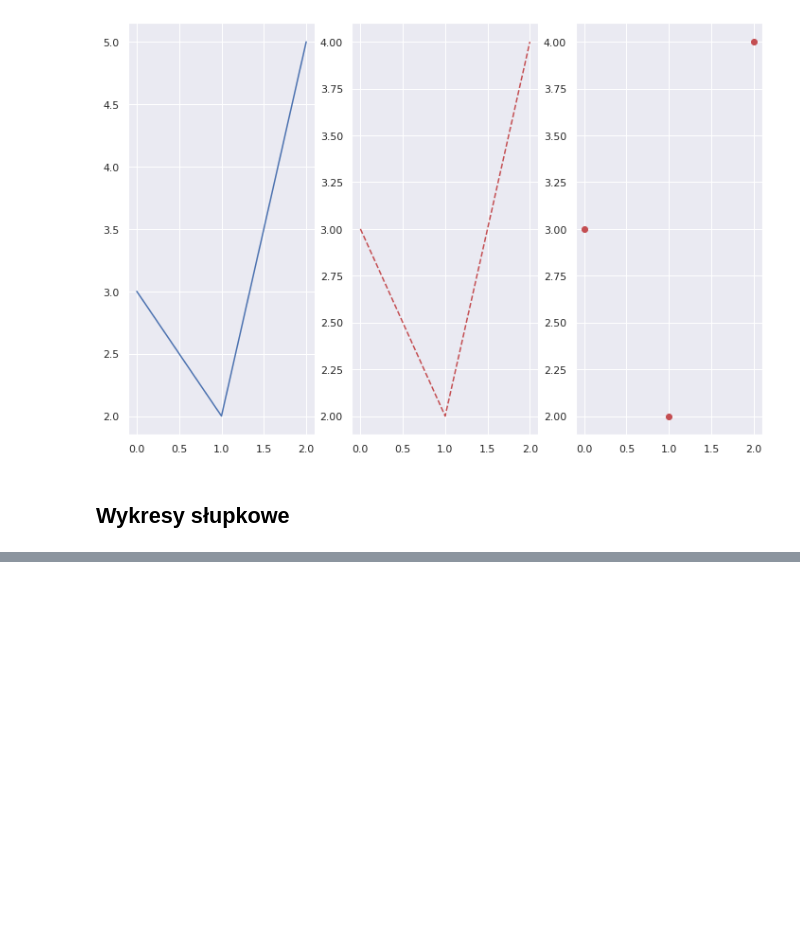
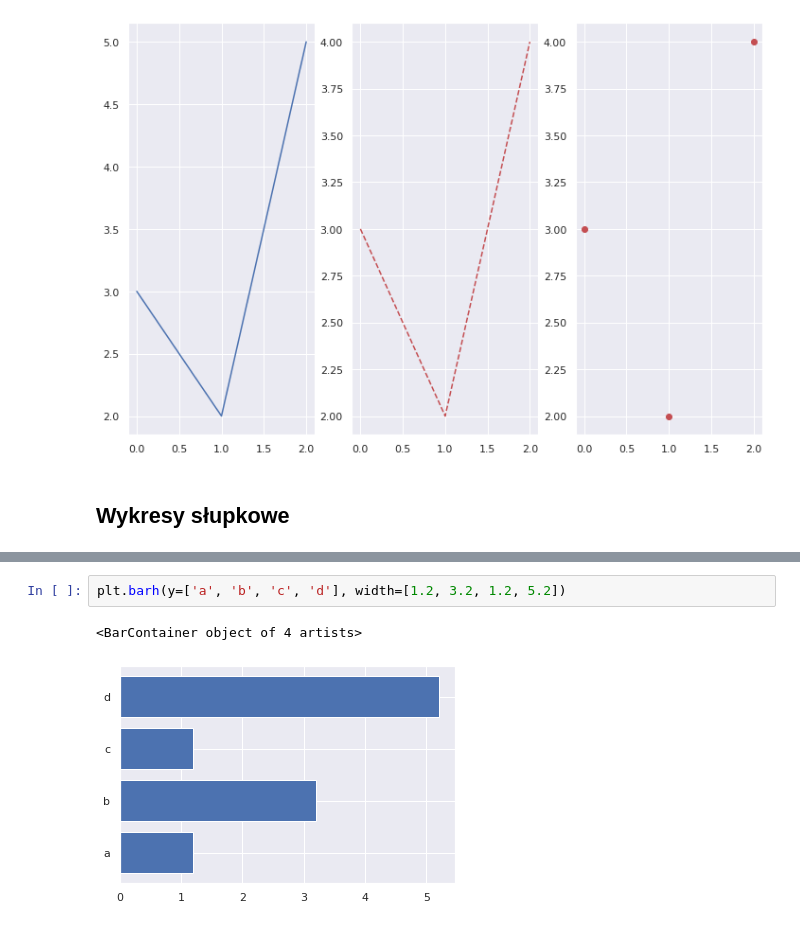
Before and after one commit to sirdrigar/data-science-bootcamp, a Jupyter notebook: 03_wizualizacje_danych/01_matplotlib_intro.ipynb, the cells around one changed output, grey strips where cells are left out. Drawn from its saved outputs; the diff is of its cells as text; blank space fills up the shorter version.

```diff
--- a/03_wizualizacje_danych/01_matplotlib_intro.ipynb
+++ b/03_wizualizacje_danych/01_matplotlib_intro.ipynb
@@ -74,0 +85,5 @@ plt.plot([0, 1, 2], [3, 2, 4], 'ro')
+# %%
+plt.barh(y=['a', 'b', 'c', 'd'], width=[1.2, 3.2, 1.2, 5.2])
+# %% [output]
+<BarContainer object of 4 artists>
+[figure, added]
```
Also changed, not shown: parts of 6 cells of this notebook.
